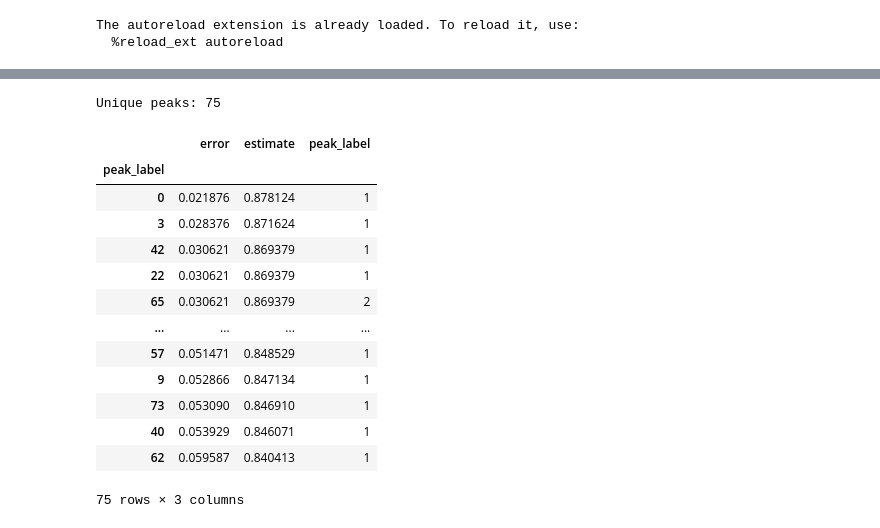
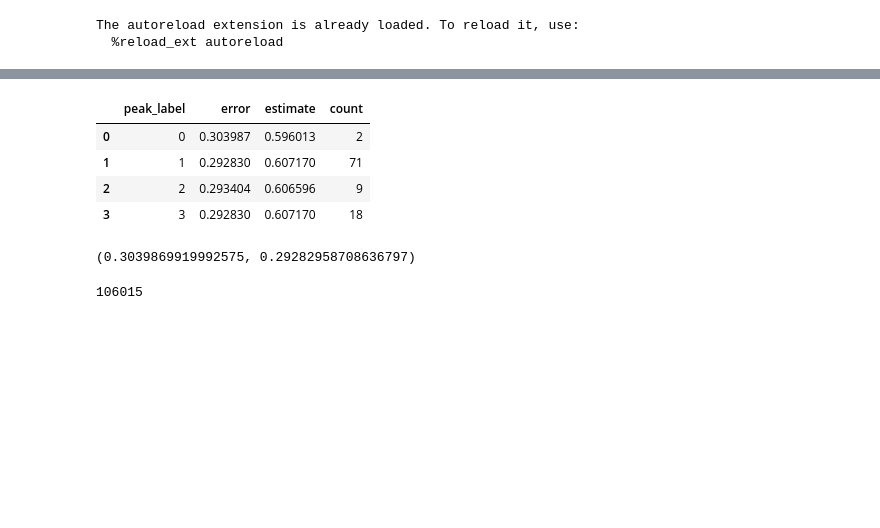
Before and after one commit to andreamusso96/Experiment, a Jupyter notebook: src/rewiring/nb0.4.ipynb, the cells around one changed output, grey strips where cells are left out. Drawn from its saved outputs; the diff is of its cells as text; code cells hidden in the pictures; blank space fills up the shorter version.

```diff
--- a/src/rewiring/nb0.4.ipynb
+++ b/src/rewiring/nb0.4.ipynb
@@ -16,12 +16,12 @@ The autoreload extension is already loaded. To reload it, use:
   %reload_ext autoreload
 # %%
 # Parameters
-dims = 12
-erdos_reni_p = 0.3
+dims = 8
+watts_strogatz_p = 0.3
 init_belief = np.random.uniform(0, 1, size=dims)
 niter_degroot = 2
 # %%
-n = nx.connected_watts_strogatz_graph(n=dims, k=4, p=3 / (dims * 4))
+n = nx.connected_watts_strogatz_graph(n=dims, k=4, p=0.3)
 nx.draw(n, with_labels=True)
 m_base = nx.adjacency_matrix(n).todense()
 # %% [output]
@@ -29,2 +29,3 @@ m_base = nx.adjacency_matrix(n).todense()
 # %%
-rewiring_sample = [nx.adjacency_matrix(nx.connected_watts_strogatz_graph(n=dims, k=4, p=3 / (dims * 4))).todense() for _ in range(100)]
+rewiring_sample = dg.get_rewiring_sample(m_base, n_rewiring_attempts=1000)
+len(rewiring_sample)
@@ -40,35 +42,26 @@ dg.degroot_err(m_base, init_belief, correct_belief, niter_degroot)
 # %%
-peaks = dg.find_local_peaks(sample=rewiring_sample, initial_belief=init_belief, correct_belief=correct_belief, niter_degroot=niter_degroot, vision=1)
+peaks = dg.find_local_peaks(sample=rewiring_sample, initial_belief=init_belief, correct_belief=correct_belief, niter_degroot=niter_degroot, vision=2)
 # %%
-unique_peaks = np.unique([p['m'].flatten() for p in peaks], axis=0)
-unique_peaks_labels = {p.tobytes(): i for i, p in enumerate(unique_peaks)}
-print(f"Unique peaks: {len(unique_peaks)}")
-
-res = []
-for p in peaks:
-    peak = p['m'].flatten().astype(int).tobytes()
-    peak_label = unique_peaks_labels[peak]
-    error = p['error']
-    estimate = p['estimate']
-    res.append({'peak_label': peak_label, 'error': error, 'estimate': estimate})
-
-res = pd.DataFrame(res)
-res = res.groupby('peak_label').agg({'error': 'mean', 'estimate': 'mean', 'peak_label': 'count'})
-res.sort_values('error', inplace=True)
-res
+df = dg.extract_local_peak_stats(peaks)
+df
 # %% [output]
-Unique peaks: 75
-|  | error | estimate | peak_label |
-| peak_label |  |  |  |
-| 0 | 0.021876 | 0.878124 | 1 |
-| 3 | 0.028376 | 0.871624 | 1 |
-| 42 | 0.030621 | 0.869379 | 1 |
-| 22 | 0.030621 | 0.869379 | 1 |
-| 65 | 0.030621 | 0.869379 | 2 |
-| ... | ... | ... | ... |
-| 57 | 0.051471 | 0.848529 | 1 |
-| 9 | 0.052866 | 0.847134 | 1 |
-| 73 | 0.053090 | 0.846910 | 1 |
-| 40 | 0.053929 | 0.846071 | 1 |
-| 62 | 0.059587 | 0.840413 | 1 |
+|  | peak_label | error | estimate | count |
+| 0 | 0 | 0.303987 | 0.596013 | 2 |
+| 1 | 1 | 0.292830 | 0.607170 | 71 |
+| 2 | 2 | 0.293404 | 0.606596 | 9 |
+| 3 | 3 | 0.292830 | 0.607170 | 18 |
-75 rows × 3 columns
+# %%
+unique_peaks = np.unique([p['m'].flatten() for p in peaks], axis=0)
+unique_peaks = [p.reshape(m_base.shape) for p in unique_peaks]
+m0 = unique_peaks[0]
+m1 = unique_peaks[1]
+err0, b0 = dg.degroot_err(m0, init_belief, correct_belief, niter_degroot)
+err1, b1 = dg.degroot_err(m1, init_belief, correct_belief, niter_degroot)
+err0, err1
+# %% [output]
+(0.3039869919992575, 0.29282958708636797)
+# %%
+nbrs0 = dg._get_neighbors_within_distance_k(m0, 3)
+len(nbrs0)
+# %% [output]
+106015
```
Also changed, not shown: parts of 5 cells of this notebook, 3 other files.
